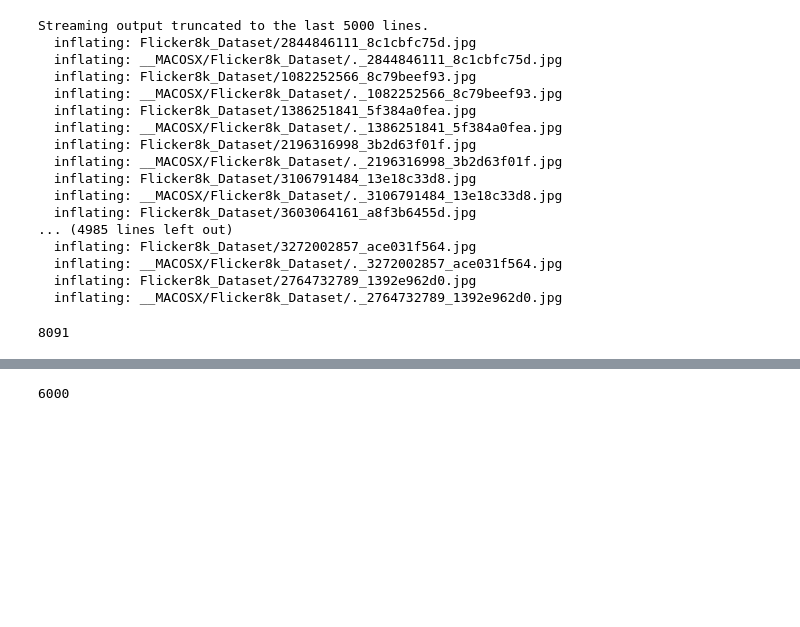
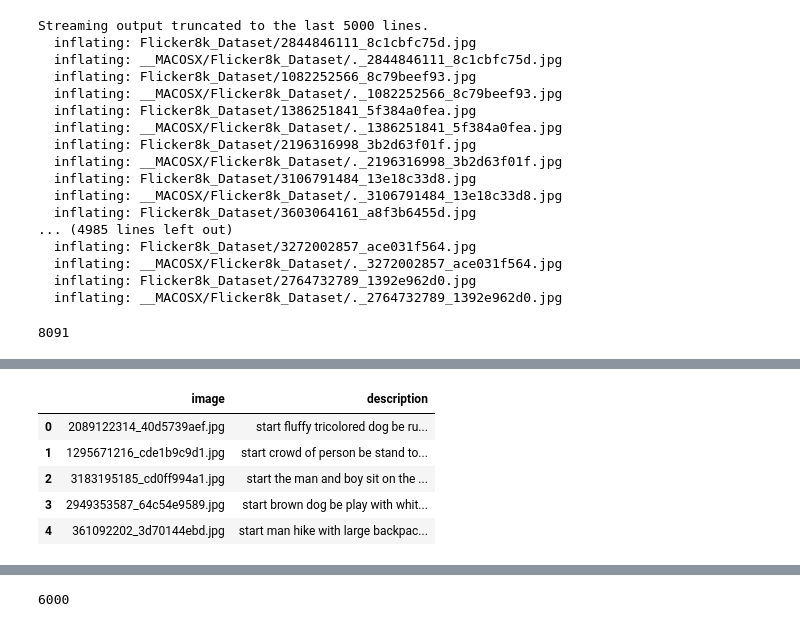
Before and after one commit to PramodModi/imagecaption, a Jupyter notebook: imageCaption.ipynb, the cells around one changed output, grey strips where cells are left out. Cells and saved outputs as stored; diff of their text form; code cells hidden in the pictures; blank space fills up the shorter version.

```diff
--- a/imageCaption.ipynb
+++ b/imageCaption.ipynb
@@ -80,0 +141,31 @@ print(images_count)
+# %%
+## Applying Preprocessing to the language
+## Removing any character which is not alphabet and whose length is not greater than 1
+## Converting all words to lower case
+import re
+def preprocess(text, remove_digits=True):
+    pattern=r'[^a-zA-z0-9\s]'
+    text=re.sub(pattern,'',text)
+    words=text.split()
+    words_sm=[word.lower() for word in words]
+
+    words_la=[word for word in words_sm if len(word)>1]
+
+    words_f=[word for word in words_la if word.isalpha()]
+
+    text=""
+
+    for word in words_f:
+      text=text+word+" "
+
+    return text
+# %%
+df['description']=df['description'].apply(preprocess)
+df.head()
+# %% [output]
+|  | image | description |
+| 0 | 2089122314_40d5739aef.jpg | start fluffy tricolored dog be ru... |
+| 1 | 1295671216_cde1b9c9d1.jpg | start crowd of person be stand to... |
+| 2 | 3183195185_cd0ff994a1.jpg | start the man and boy sit on the ... |
+| 3 | 2949353587_64c54e9589.jpg | start brown dog be play with whit... |
+| 4 | 361092202_3d70144ebd.jpg | start man hike with large backpac... |
```
Also changed, not shown: parts of 18 cells of this notebook.
